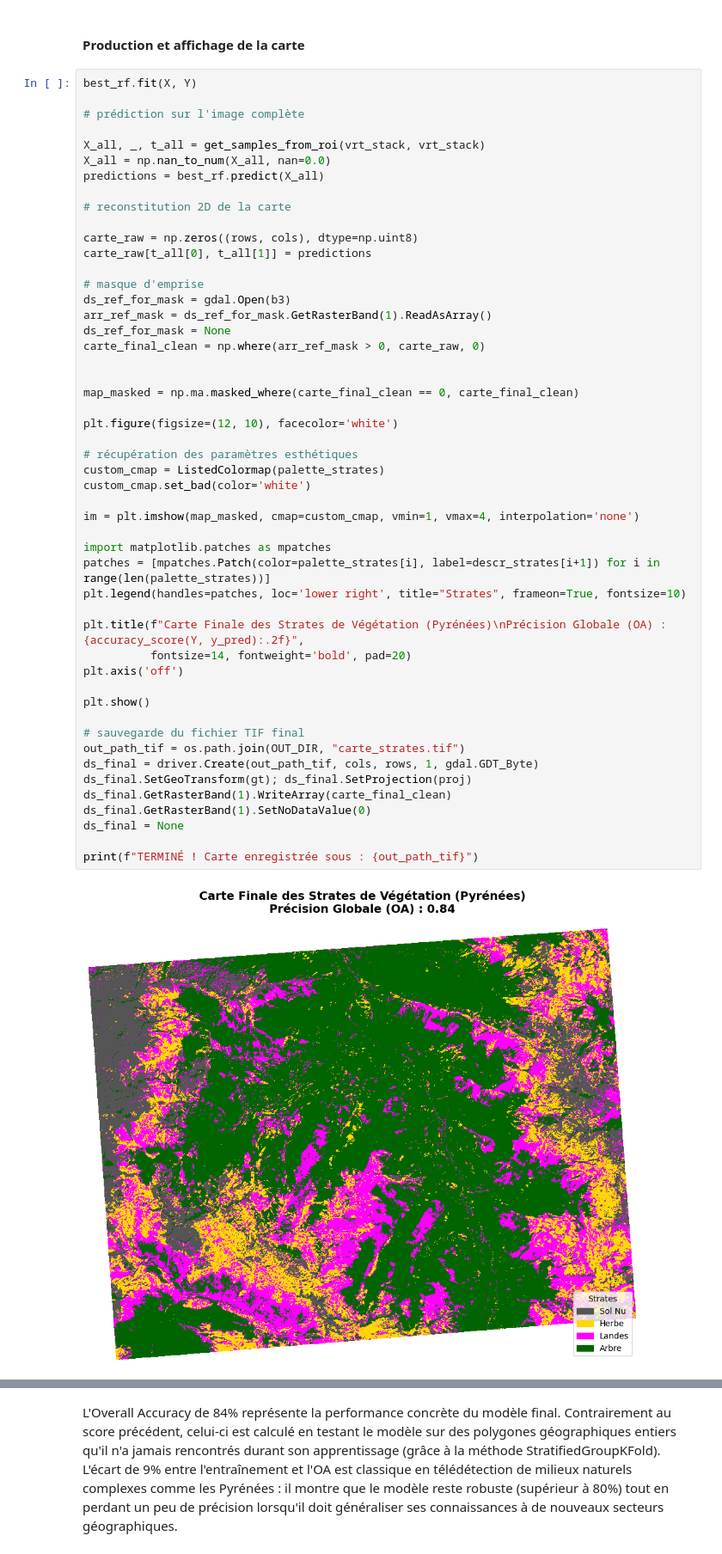
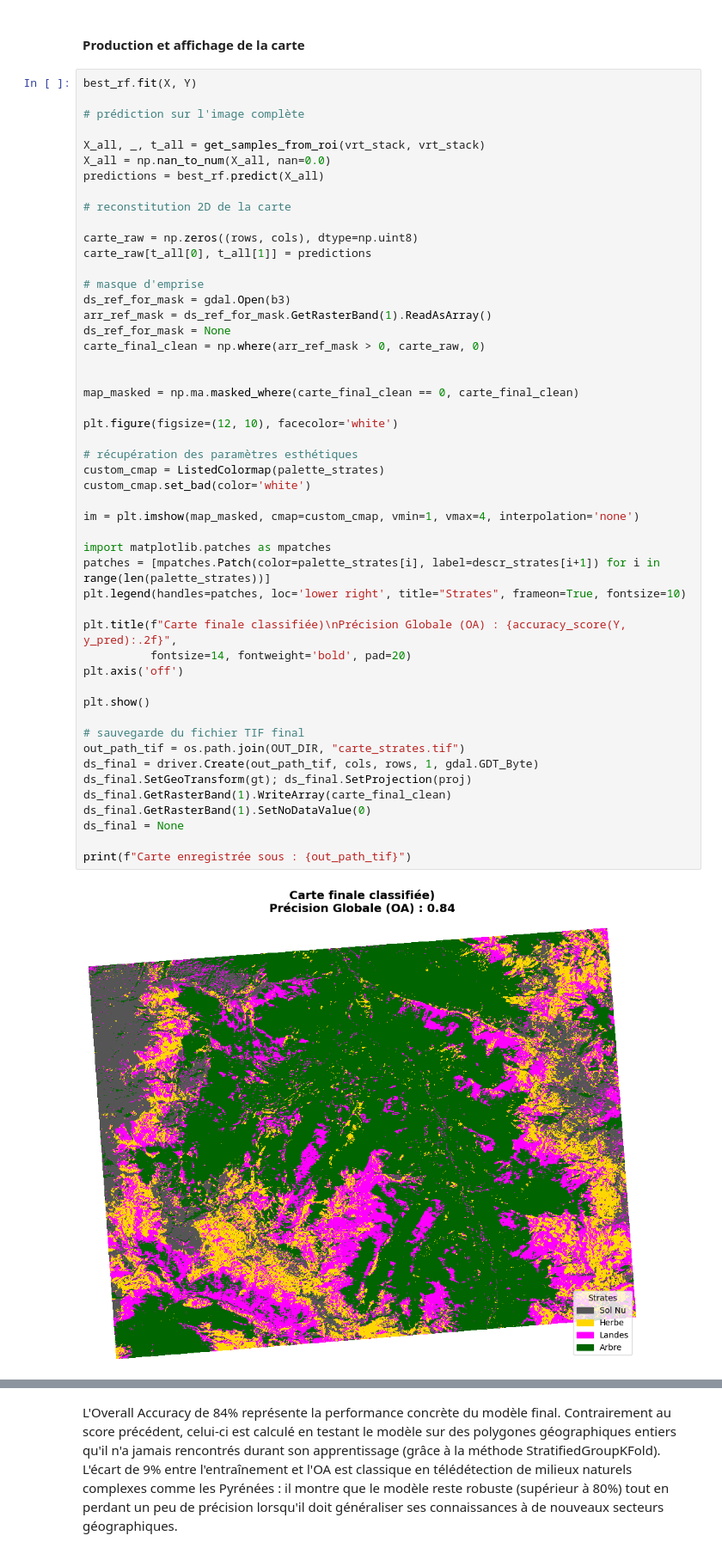
Before and after one commit to Shona2402/projet_telea_TUIL_SHONA, a Jupyter notebook: projet_telea_TUIL_SHONA.ipynb, the cells around one changed output, grey strips where cells are left out. Shown at 86% size. Drawn from its saved outputs; the diff is of its cells as text.

```diff
--- a/projet_telea_TUIL_SHONA.ipynb
+++ b/projet_telea_TUIL_SHONA.ipynb
@@ -566,33 +564,33 @@ carte_final_clean = np.where(arr_ref_mask > 0, carte_raw, 0)
 
 
 map_masked = np.ma.masked_where(carte_final_clean == 0, carte_final_clean)
 
 plt.figure(figsize=(12, 10), facecolor='white')
 
 # récupération des paramètres esthétiques
 custom_cmap = ListedColormap(palette_strates)
 custom_cmap.set_bad(color='white')
 
 im = plt.imshow(map_masked, cmap=custom_cmap, vmin=1, vmax=4, interpolation='none')
 
 import matplotlib.patches as mpatches
 patches = [mpatches.Patch(color=palette_strates[i], label=descr_strates[i+1]) for i in range(len(palette_strates))]
 plt.legend(handles=patches, loc='lower right', title="Strates", frameon=True, fontsize=10)
 
-plt.title(f"Carte Finale des Strates de Végétation (Pyrénées)\nPrécision Globale (OA) : {accuracy_score(Y, y_pred):.2f}",
+plt.title(f"Carte finale classifiée)\nPrécision Globale (OA) : {accuracy_score(Y, y_pred):.2f}",
           fontsize=14, fontweight='bold', pad=20)
 plt.axis('off')
 
 plt.show()
 
 # sauvegarde du fichier TIF final
 out_path_tif = os.path.join(OUT_DIR, "carte_strates.tif")
 ds_final = driver.Create(out_path_tif, cols, rows, 1, gdal.GDT_Byte)
 ds_final.SetGeoTransform(gt); ds_final.SetProjection(proj)
 ds_final.GetRasterBand(1).WriteArray(carte_final_clean)
 ds_final.GetRasterBand(1).SetNoDataValue(0)
 ds_final = None
 
-print(f"TERMINÉ ! Carte enregistrée sous : {out_path_tif}")
+print(f"Carte enregistrée sous : {out_path_tif}")
 # %% [output]
-[figure, old version]
+[figure, new version]
```
Also changed, not shown: parts of 4 cells of this notebook.
